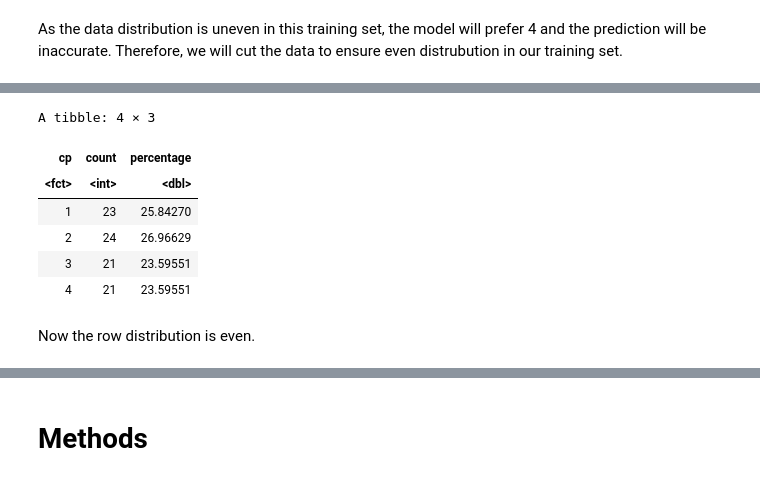
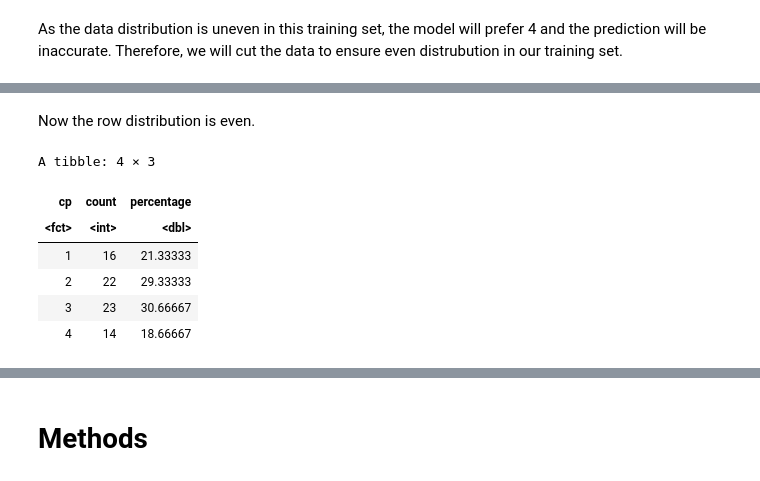
Before and after one commit to gigabite-pro/dsci-group-110, a Jupyter notebook: Data Science Project Proposal.ipynb, the cells around one changed output, grey strips where cells are left out. Cells and saved outputs as stored; diff of their text form; code cells hidden in the pictures.

```diff
--- a/Data Science Project Proposal.ipynb
+++ b/Data Science Project Proposal.ipynb
@@ -178,24 +164,33 @@ $ num      <fct> 0, 0, 0, 0, 0, 0, 0, 0, 0, 1, 1, 0, 0, 0, 0, 1, 4, 0, 2, 0, 1
 # %%
 #row distribution for even data
 num_obs <- nrow(even_data)
-even_data |>
+even_proportion <- even_data |>
   group_by(cp) |>
   summarize(
     count = n(),
     percentage = n() / num_obs * 100)
-# %% [output]
-A tibble: 4 × 3
-| cp | count | percentage |
-| <fct> | <int> | <dbl> |
-| 1 | 23 | 25.84270 |
-| 2 | 24 | 26.96629 |
-| 3 | 21 | 23.59551 |
-| 4 | 21 | 23.59551 |
 # %% [markdown]
 Now the row distribution is even.
 # %%
 #Splitting
 set.seed(45768)
 heart_disease_data_split<-initial_split(even_data,prop=.75,strata="num")
 training_data<-training(heart_disease_data_split)
 testing_data<-testing(heart_disease_data_split)
+
+num_obs <- nrow(training_data)
+training_data_proportion <- training_data |>
+  group_by(cp) |>
+  summarize(
+    count = n(),
+    percentage = n() / num_obs * 100)
+#this tables shows the number of observation in each class
+training_data_proportion
+# %% [output]
+A tibble: 4 × 3
+| cp | count | percentage |
+| <fct> | <int> | <dbl> |
+| 1 | 16 | 21.33333 |
+| 2 | 22 | 29.33333 |
+| 3 | 23 | 30.66667 |
+| 4 | 14 | 18.66667 |
```
Also changed, not shown: parts of 13 cells of this notebook.
